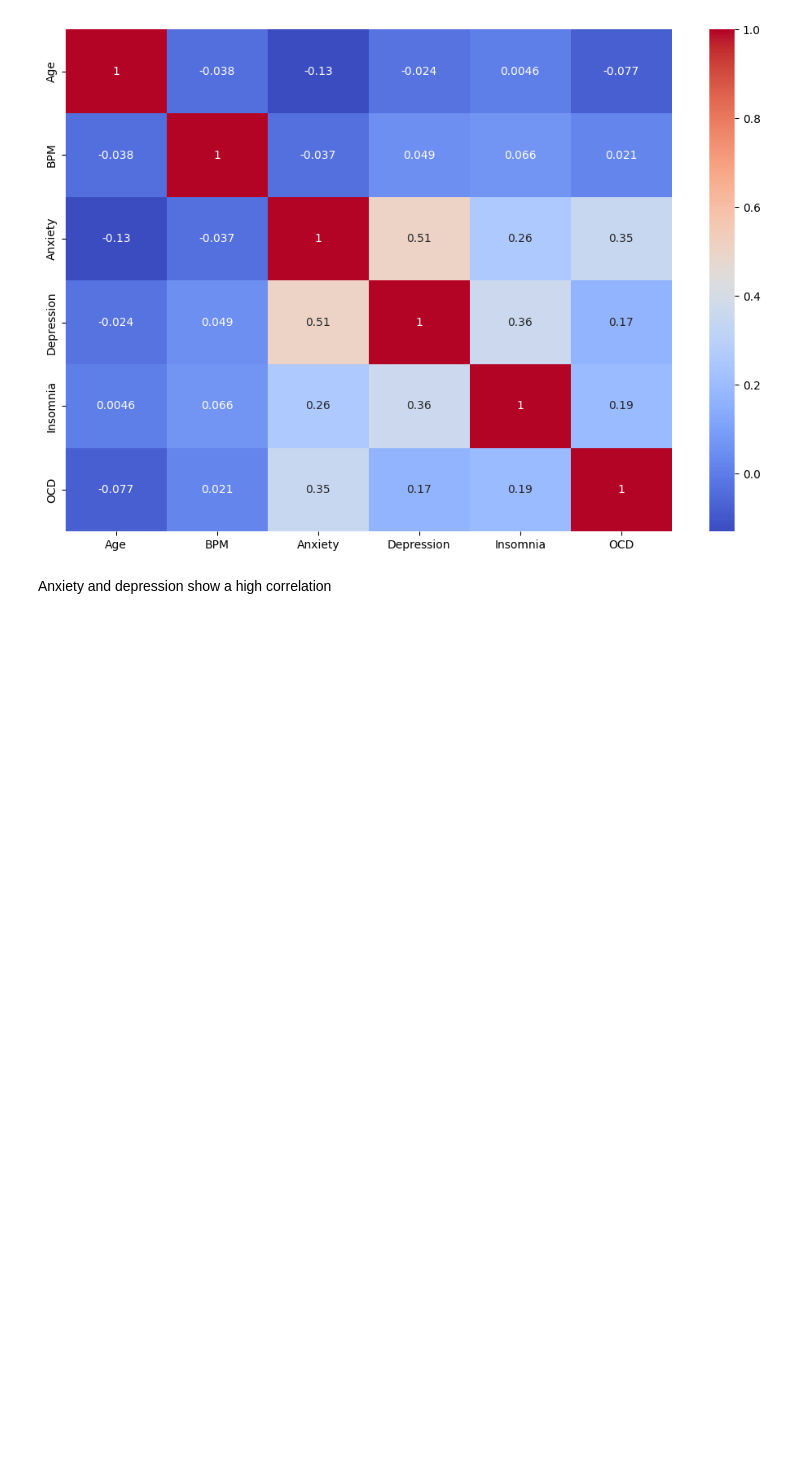
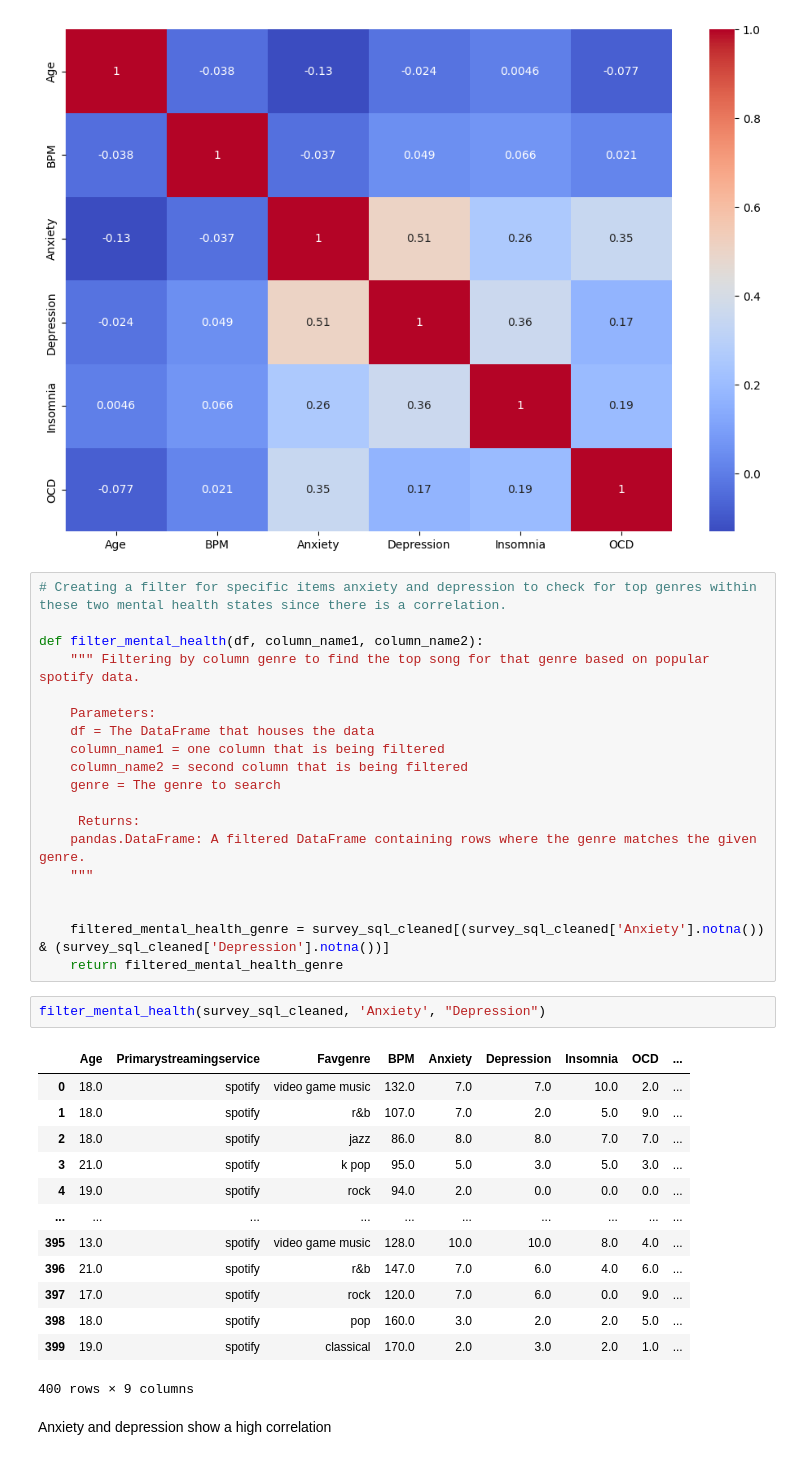
Before and after one commit to luckycarms/Music, a Jupyter notebook: music.ipynb, the cells around one changed output. Cells and saved outputs as stored; diff of their text form; blank space fills up the shorter version.

```diff
--- a/music.ipynb
+++ b/music.ipynb
@@ -184,6 +183,41 @@ sns.heatmap(corr_matrix_survey, annot=True, cmap='coolwarm')
 plt.show()
 # %% [output]
 [figure]
+# %%
+# Creating a filter for specific items anxiety and depression to check for top genres within these two mental health states since there is a correlation.
+
+def filter_mental_health(df, column_name1, column_name2):
+    """ Filtering by column genre to find the top song for that genre based on popular spotify data.
+
+    Parameters:
+    df = The DataFrame that houses the data
+    column_name1 = one column that is being filtered
+    column_name2 = second column that is being filtered
+    genre = The genre to search
+
+     Returns:
+    pandas.DataFrame: A filtered DataFrame containing rows where the genre matches the given genre.
+    """
+
+
+    filtered_mental_health_genre = survey_sql_cleaned[(survey_sql_cleaned['Anxiety'].notna()) & (survey_sql_cleaned['Depression'].notna())]
+    return filtered_mental_health_genre
+# %%
+filter_mental_health(survey_sql_cleaned, 'Anxiety', "Depression")
+# %% [output]
+|  | Age | Primarystreamingservice | Favgenre | BPM | Anxiety | Depression | Insomnia | OCD | ... |
+| 0 | 18.0 | spotify | video game music | 132.0 | 7.0 | 7.0 | 10.0 | 2.0 | ... |
+| 1 | 18.0 | spotify | r&b | 107.0 | 7.0 | 2.0 | 5.0 | 9.0 | ... |
+| 2 | 18.0 | spotify | jazz | 86.0 | 8.0 | 8.0 | 7.0 | 7.0 | ... |
+| 3 | 21.0 | spotify | k pop | 95.0 | 5.0 | 3.0 | 5.0 | 3.0 | ... |
+| 4 | 19.0 | spotify | rock | 94.0 | 2.0 | 0.0 | 0.0 | 0.0 | ... |
+| ... | ... | ... | ... | ... | ... | ... | ... | ... | ... |
+| 395 | 13.0 | spotify | video game music | 128.0 | 10.0 | 10.0 | 8.0 | 4.0 | ... |
+| 396 | 21.0 | spotify | r&b | 147.0 | 7.0 | 6.0 | 4.0 | 6.0 | ... |
+| 397 | 17.0 | spotify | rock | 120.0 | 7.0 | 6.0 | 0.0 | 9.0 | ... |
+| 398 | 18.0 | spotify | pop | 160.0 | 3.0 | 2.0 | 2.0 | 5.0 | ... |
+| 399 | 19.0 | spotify | classical | 170.0 | 2.0 | 3.0 | 2.0 | 1.0 | ... |
+400 rows × 9 columns
 # %% [markdown]
 Anxiety and depression show a high correlation
 # %%
```
Also changed, not shown: parts of 2 cells of this notebook.
